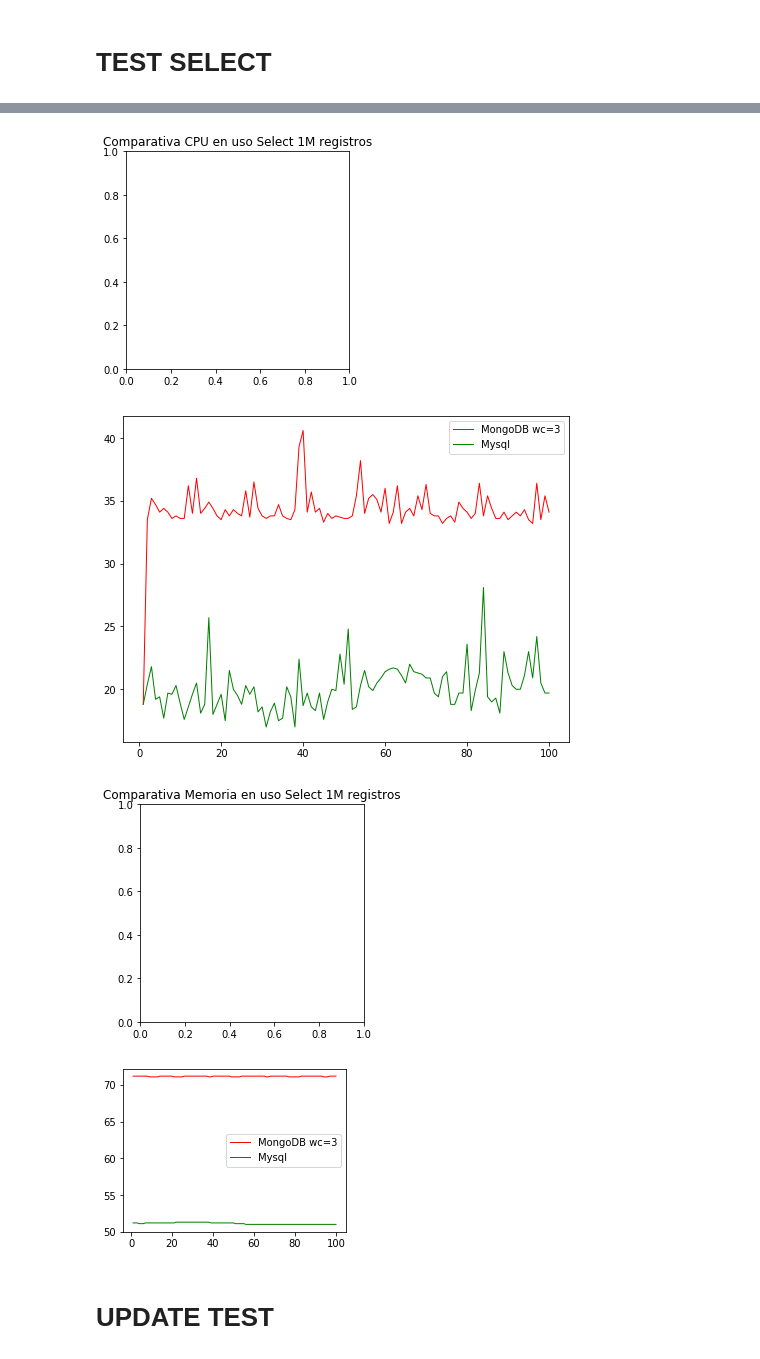
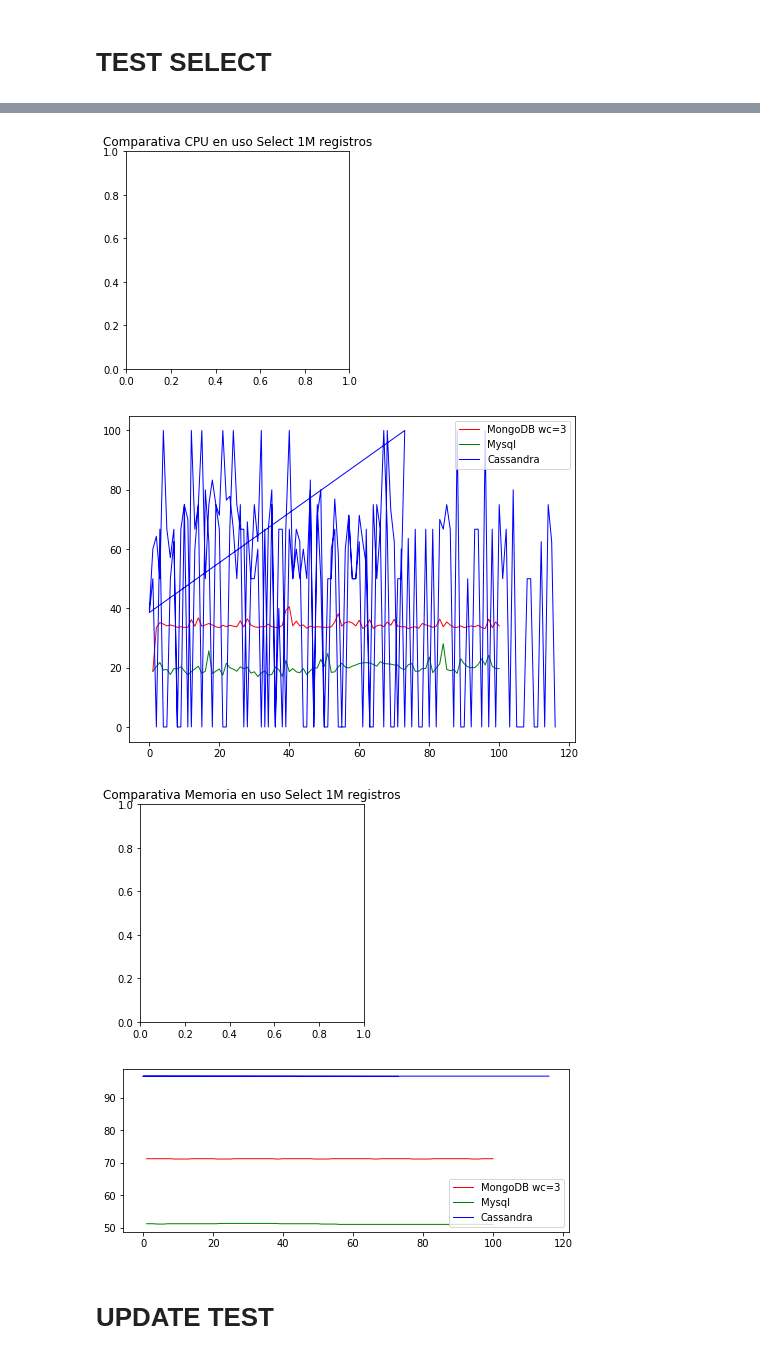
Before and after one commit to danielherranzsegundo/TFM_2022, a Jupyter notebook: Scripts/Resultados.ipynb, the cells around one changed output, grey strips where cells are left out. Saved outputs shown, nothing was run; the diff lists cells and outputs as text; code cells hidden in the pictures.

```diff
--- a/Scripts/Resultados.ipynb
+++ b/Scripts/Resultados.ipynb
@@ -14,3 +14,8 @@ from sklearn import preprocessing
 from sklearn.model_selection import KFold
 from numerize import numerize
 import seaborn as sns
+# %%
+#Ficheros Cassandra
+path = '../Results/Cassandra/'
+files = os.listdir(path = path)
+files
@@ -16,0 +46,2 @@ import seaborn as sns
+# %%
+cassandra_Select_Test = pd.read_csv(path + 'CassandraSelect_test_19042022_02_47_24.csv')
@@ -418,22 +517,24 @@ plt.title("Comparativa CPU en uso Select 1M registros")
 plt.figure(figsize=(8,6))
 plt.plot(MongoDB_Select_Test['Registros'], MongoDB_Select_Test['CPU'], linewidth=1.0, color = 'r',label='MongoDB wc=3')
 plt.plot(MySQL_Select_Test['Registros'], MySQL_Select_Test['CPU'], linewidth=1.0, color = 'g',label='Mysql')
+plt.plot(cassandra_Select_Test['Registros'], cassandra_Select_Test['CPU'], linewidth=1.0, color = 'b',label='Cassandra')
 plt.legend(loc='best')
 plt.show()
 # %% [output]
 [figure]
-[figure, old version]
+[figure, new version]
 # %%
 #Evolución de la CPU (Picos MongoDB)
 plt.title("Comparativa Memoria en uso Select 1M registros")
-plt.figure(figsize=(4,3))
+plt.figure(figsize=(8,3))
 plt.plot(MongoDB_Select_Test['Registros'], MongoDB_Select_Test['Memoria'], linewidth=1.0, color = 'r',label='MongoDB wc=3')
 plt.plot(MySQL_Select_Test['Registros'], MySQL_Select_Test['Memoria'], linewidth=1.0, color = 'g',label='Mysql')
+plt.plot(cassandra_Select_Test['Registros'], cassandra_Select_Test['Memoria'], linewidth=1.0, color = 'b',label='Cassandra')
 plt.legend(loc='best')
 plt.show()
 # %% [output]
 [figure]
-[figure, old version]
+[figure, new version]
 # %% [markdown]
 # UPDATE TEST
 # %%
```
Also changed, not shown: parts of 28 cells of this notebook, 42 other files.
